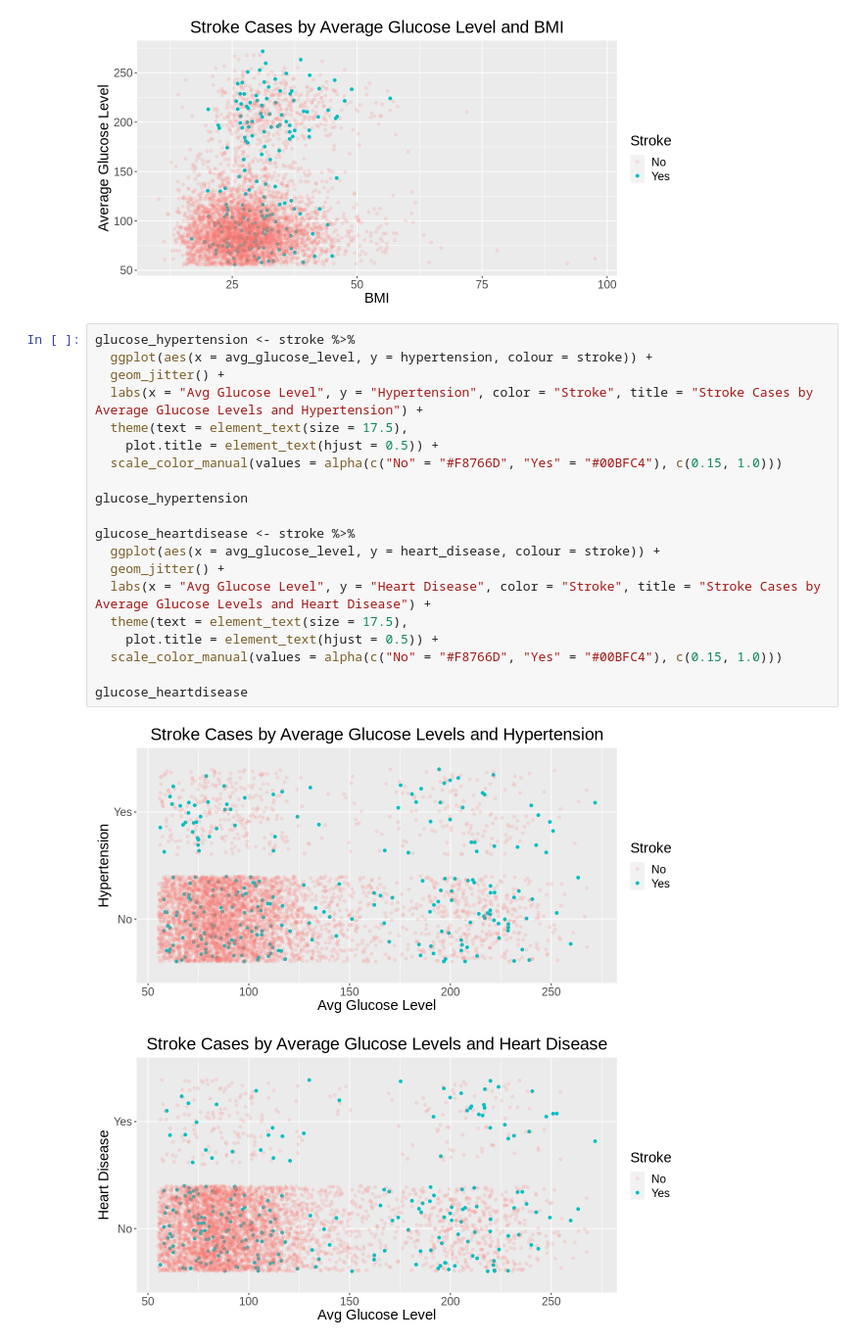
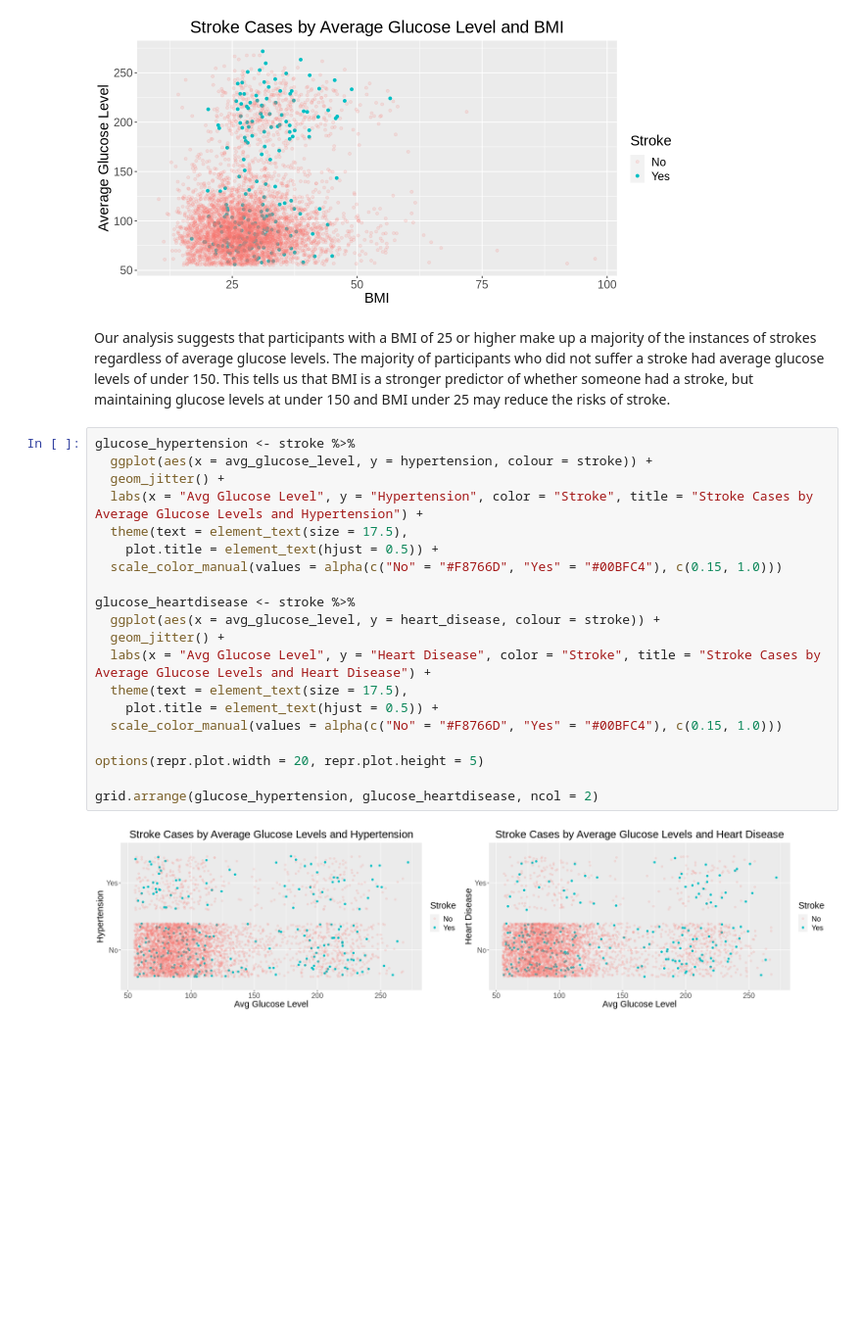
Before and after one commit to 21chanas3/dsci100-group73, a Jupyter notebook: Analysis_only_code.ipynb, the cells around one changed output. Shown at 98% size. Cells and saved outputs as stored; diff of their text form; blank space fills up the shorter version.

```diff
--- a/Analysis_only_code.ipynb
+++ b/Analysis_only_code.ipynb
@@ -336,26 +345,27 @@ glucose_bmi
 Warning message:
 “Removed 201 rows containing missing values (geom_point).”
 [figure]
+# %% [markdown]
+Our analysis suggests that participants with a BMI of 25 or higher make up a majority  of the instances of strokes regardless of average glucose levels. The majority of participants who did not suffer a stroke had average glucose levels  of under 150. This tells us that BMI is a stronger predictor of whether someone had a stroke, but maintaining glucose levels at under 150 and BMI under 25 may reduce the risks of stroke.
 # %%
 glucose_hypertension <- stroke %>%
   ggplot(aes(x = avg_glucose_level, y = hypertension, colour = stroke)) +
   geom_jitter() +
   labs(x = "Avg Glucose Level", y = "Hypertension", color = "Stroke", title = "Stroke Cases by Average Glucose Levels and Hypertension") +
   theme(text = element_text(size = 17.5),
     plot.title = element_text(hjust = 0.5)) +
   scale_color_manual(values = alpha(c("No" = "#F8766D", "Yes" = "#00BFC4"), c(0.15, 1.0)))
 
-glucose_hypertension
-
 glucose_heartdisease <- stroke %>%
   ggplot(aes(x = avg_glucose_level, y = heart_disease, colour = stroke)) +
   geom_jitter() +
   labs(x = "Avg Glucose Level", y = "Heart Disease", color = "Stroke", title = "Stroke Cases by Average Glucose Levels and Heart Disease") +
   theme(text = element_text(size = 17.5),
     plot.title = element_text(hjust = 0.5)) +
   scale_color_manual(values = alpha(c("No" = "#F8766D", "Yes" = "#00BFC4"), c(0.15, 1.0)))
 
-glucose_heartdisease
+options(repr.plot.width = 20, repr.plot.height = 5)
+
+grid.arrange(glucose_hypertension, glucose_heartdisease, ncol = 2)
 # %% [output]
-[figure, old version]
+[figure, new version]
-[figure, removed]
```
Also changed, not shown: parts of 26 cells of this notebook.
